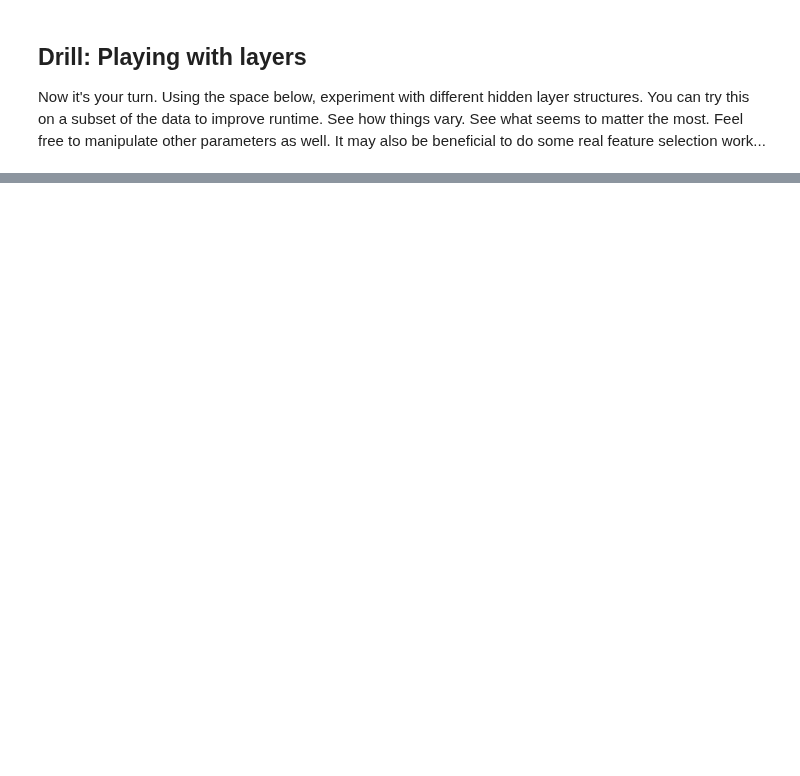
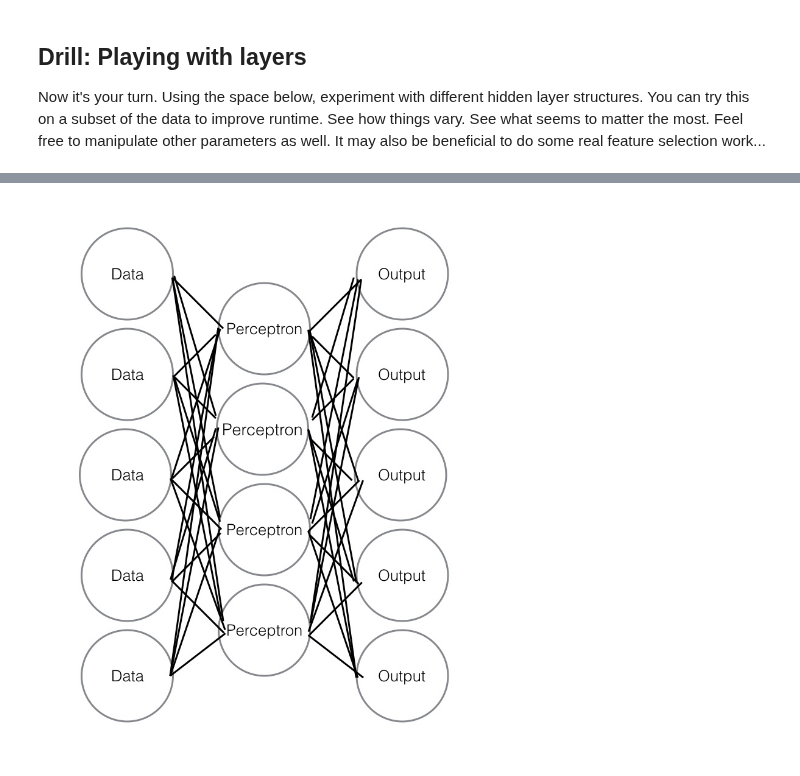
Before and after one commit to jlinGG/Thinkful-DS-Bootcamp, a Jupyter notebook: Unit-4-3.ipynb, the cells around one changed output, grey strips where cells are left out. Drawn from its saved outputs; the diff is of its cells as text; code cells hidden in the pictures; blank space fills up the shorter version.

```diff
--- a/Unit-4-3.ipynb
+++ b/Unit-4-3.ipynb
@@ -320,0 +468,5 @@ mlp.fit(X_s, Y_s)
+# %%
+from IPython.display import Image
+Image("datafiles/autoencoder.jpeg")
+# %% [output]
+[figure, added]
```
Also changed, not shown: parts of 26 cells of this notebook.
